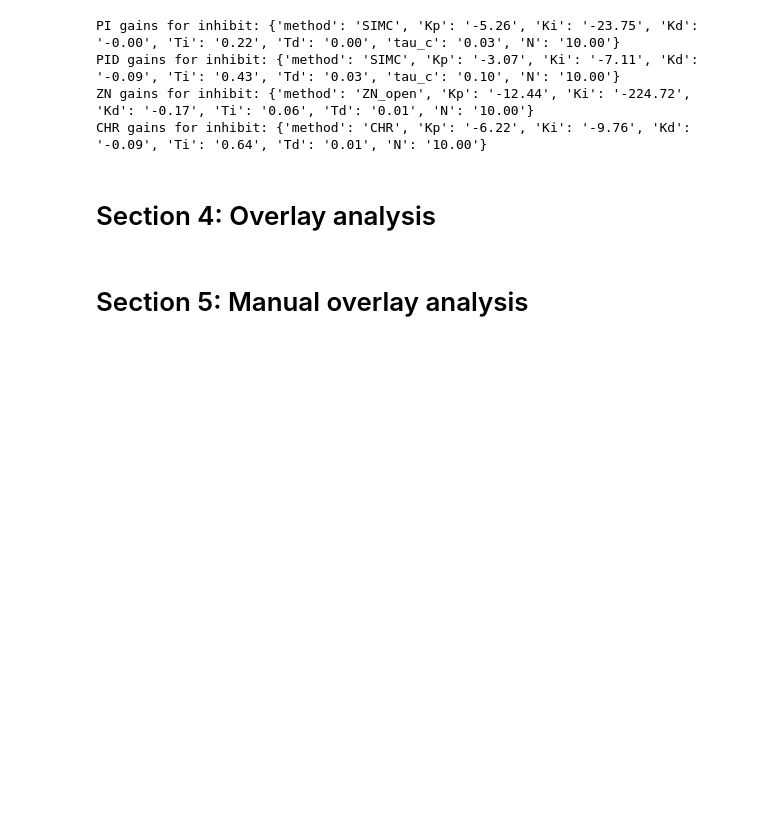
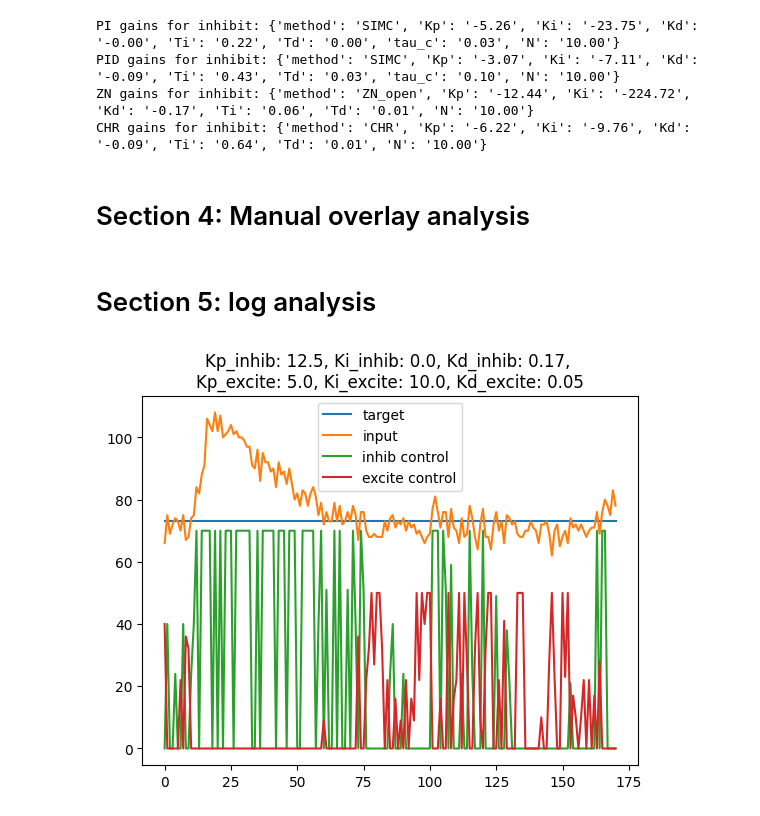
Before and after one commit to shunnnli/BrainClamp, a Jupyter notebook: PID-tuning-analysis.ipynb, the cells around one changed output. Drawn from its saved outputs; the diff is of its cells as text; code cells hidden in the pictures; blank space fills up the shorter version.

```diff
--- a/PID-tuning-analysis.ipynb
+++ b/PID-tuning-analysis.ipynb
@@ -1018,6 +1018,25 @@ PID gains for inhibit: {'method': 'SIMC', 'Kp': '-3.07', 'Ki': '-7.11', 'Kd': '-
 ZN gains for inhibit: {'method': 'ZN_open', 'Kp': '-12.44', 'Ki': '-224.72', 'Kd': '-0.17', 'Ti': '0.06', 'Td': '0.01', 'N': '10.00'}
 CHR gains for inhibit: {'method': 'CHR', 'Kp': '-6.22', 'Ki': '-9.76', 'Kd': '-0.09', 'Ti': '0.64', 'Td': '0.01', 'N': '10.00'}
 # %% [markdown]
-# Section 4: Overlay analysis
+# Section 4: Manual overlay analysis
 # %% [markdown]
-# Section 5: Manual overlay analysis
+# Section 5: log analysis
+# %%
+import numpy as np
+
+def extract_log_data(log_data):
+    debug_data = [ln.strip() for ln in log_data if ln.strip().startswith("DEBUG: T")]
+
+    target, input_, u_i, u_e = [], [], [], []
+    for ln in debug_data:
+        s = ln.split("DEBUG:", 1)[1].strip().strip("'\"")  # drop prefix and quotes
+        kv = {}
+        for part in s.split(','):
+            if ':' in part:
+                k, v = part.split(':', 1)
+                kv[k.strip().lower()] = float(v.strip())
+        t, i, ui, ue = kv.get('t'), kv.get('i'), kv.get('ui'), kv.get('ue')
+        if None not in (t, i, ui, ue):
+            target.append(t); input_.append(i); u_i.append(ui); u_e.append(ue)
+
+    return np.asarray(target), np.asarray(input_), np.asarray(u_i), np.asarray(u_e), debug_data
@@ -1023,0 +1065,34 @@ CHR gains for inhibit: {'method': 'CHR', 'Kp': '-6.22', 'Ki': '-9.76', 'Kd': '-0
+# %%
+# Select log file
+log_file = "Results/log.txt"
+
+# Read log file
+with open(log_file, 'r') as file:
+    log_data = file.readlines()
+
+# Plot data in lines start with DEBUG
+import matplotlib.pyplot as plt
+
+# Extract data from lines starting with "DEBUG: T"
+debug_data = [line.strip() for line in log_data if line.startswith("DEBUG: T")]
+# target is number after T
+# input is number after I
+# Inhib control is after Ui
+# Excite control is after Ue
+target, input, u_i, u_e, debug_data = extract_log_data(log_data)
+
+# Extract gains (last line that start with Send commend: T)
+gains = extract_last_T_gains(log_data)
+
+# Plot target
+time = np.arange(len(target))
+plt.plot(time, target)
+plt.plot(time, input)
+plt.plot(time, u_i)
+plt.plot(time, u_e)
+plt.legend(["target", "input", "inhib control", "excite control"])
+plt.title(f"Kp_inhib: {gains['Kp_inhib']}, Ki_inhib: {gains['Ki_inhib']}, Kd_inhib: {gains['Kd_inhib']}, "
+          f"\nKp_excite: {gains['Kp_excite']}, Ki_excite: {gains['Ki_excite']}, Kd_excite: {gains['Kd_excite']}")
+plt.show()
+# %% [output]
+[figure, added]
```
Also changed, not shown: parts of 1 cell of this notebook, 1 other file.
